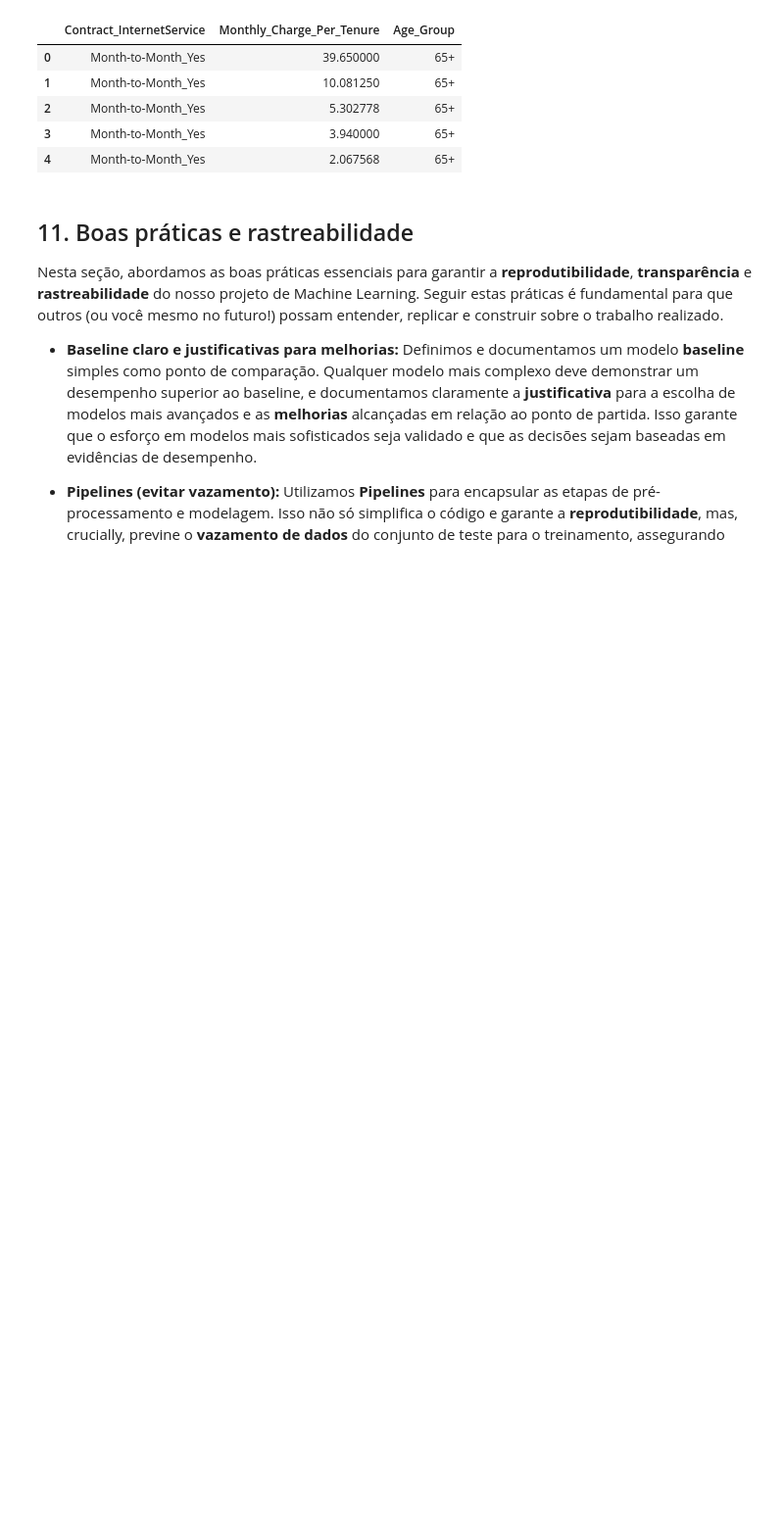
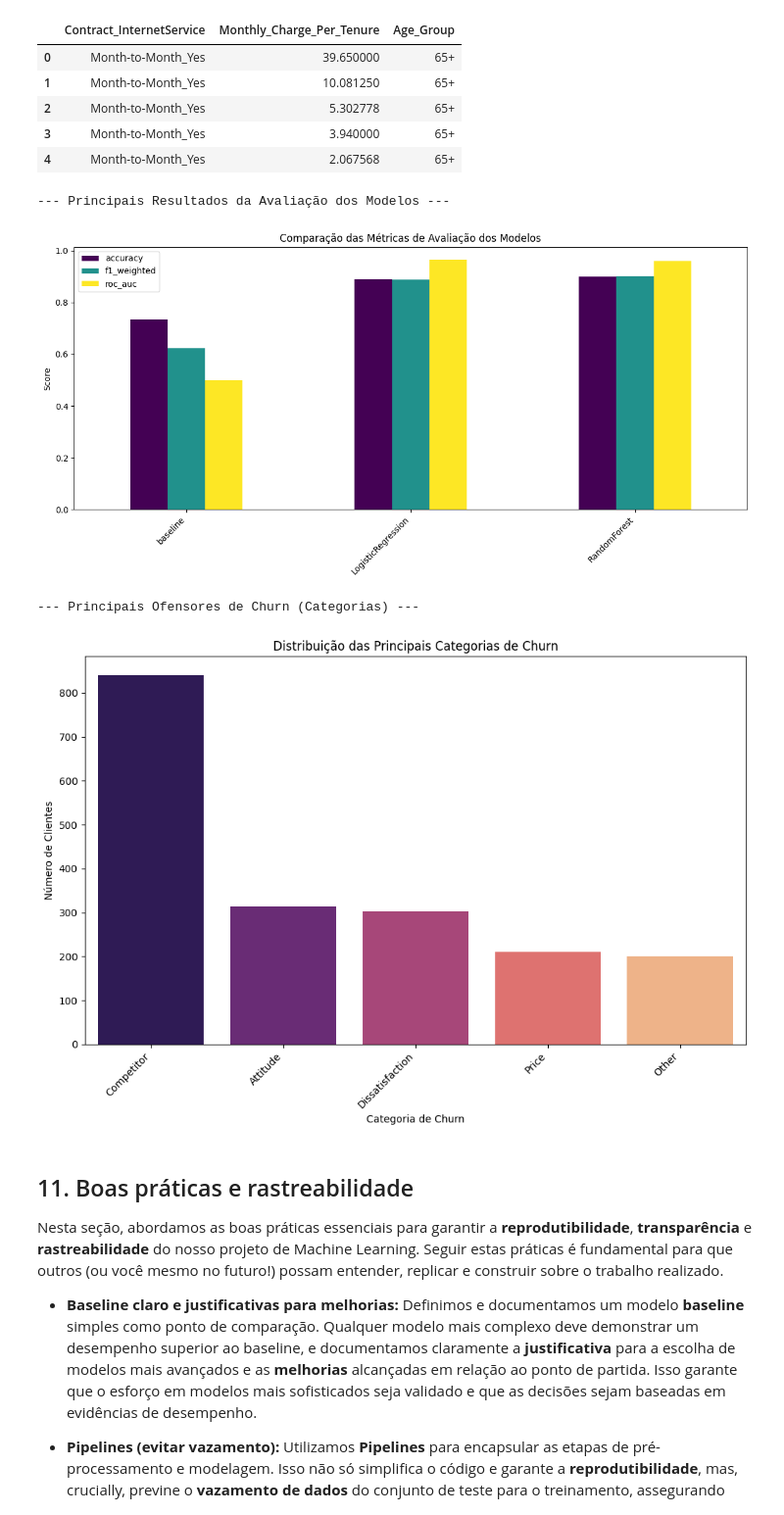
Before and after one commit to SpeedofLight007/churn-explorer_MLencoded, a Jupyter notebook: MVP_Churn_Explorer_2_ML_encoded.ipynb, the cells around one changed output. Shown at 98% size. Cells and saved outputs as stored; diff of their text form; code cells hidden in the pictures; blank space fills up the shorter version.

```diff
--- a/MVP_Churn_Explorer_2_ML_encoded.ipynb
+++ b/MVP_Churn_Explorer_2_ML_encoded.ipynb
@@ -1080,6 +1161,63 @@ New columns added (sample):
 | 2 | Month-to-Month_Yes | 5.302778 | 65+ |
 | 3 | Month-to-Month_Yes | 3.940000 | 65+ |
 | 4 | Month-to-Month_Yes | 2.067568 | 65+ |
+# %%
+# === Visualização de Resultados Principais e Ofensores de Churn ===
+
+# Plotagem dos resultados principais da avaliação dos modelos
+if 'results' in globals() and results:
+    print("\n--- Principais Resultados da Avaliação dos Modelos ---")
+    results_df = pd.DataFrame(results).T
+
+    # Remove linhas com status de erro para plotagem
+    if 'status' in results_df.columns:
+      results_df_plot = results_df[results_df['status'] != 'error'].copy()
+    else:
+      results_df_plot = results_df.copy()
+
+
+    metrics_to_plot = ['accuracy', 'f1_weighted', 'roc_auc'] # Métricas de classificação
+    metrics_to_plot_existing = [m for m in metrics_to_plot if m in results_df_plot.columns and pd.api.types.is_numeric_dtype(results_df_plot[m])]
+
+    if not results_df_plot.empty and metrics_to_plot_existing:
+        results_df_plot[metrics_to_plot_existing].plot(kind='bar', figsize=(12, 6), colormap='viridis') # Usando viridis como colormap
+        plt.title('Comparação das Métricas de Avaliação dos Modelos')
+        plt.ylabel('Score')
+        plt.xticks(rotation=45, ha='right')
+        plt.tight_layout()
+        plt.show()
+    else:
+        print("Não há métricas numéricas suficientes ou resultados válidos para plotar.")
+else:
+    print("Resultados de avaliação não encontrados.")
+
+
+# Plotagem dos principais ofensores de Churn (se 'Churn Category' existir e tiver dados)
+if df is not None and not df.empty and 'Churn Category' in df.columns:
+    print("\n--- Principais Ofensores de Churn (Categorias) ---")
+    # Contagem das categorias de churn, excluindo NaNs
+    churn_category_counts = df['Churn Category'].value_counts().dropna()
+
+    if not churn_category_counts.empty:
+        plt.figure(figsize=(10, 7))
+        sns.barplot(x=churn_category_counts.index, y=churn_category_counts.values, palette='magma') # Usando magma como palette
+        plt.title('Distribuição das Principais Categorias de Churn')
+        plt.xlabel('Categoria de Churn')
+        plt.ylabel('Número de Clientes')
+        plt.xticks(rotation=45, ha='right')
+        plt.tight_layout()
+        plt.show()
+    else:
+        print("A coluna 'Churn Category' não contém dados para visualização.")
+elif df is not None and not df.empty:
+    print("\nA coluna 'Churn Category' não foi encontrada no DataFrame para plotar os ofensores.")
+else:
+    print("\nDataFrame is empty or None. Skipping churn offenders visualization.")
+# %% [output]
+--- Principais Resultados da Avaliação dos Modelos ---
+[figure, added]
+--- Principais Ofensores de Churn (Categorias) ---
+[figure, added]
 # %% [markdown]
 ## 11. Boas práticas e rastreabilidade
 
```
Also changed, not shown: parts of 5 cells of this notebook.
